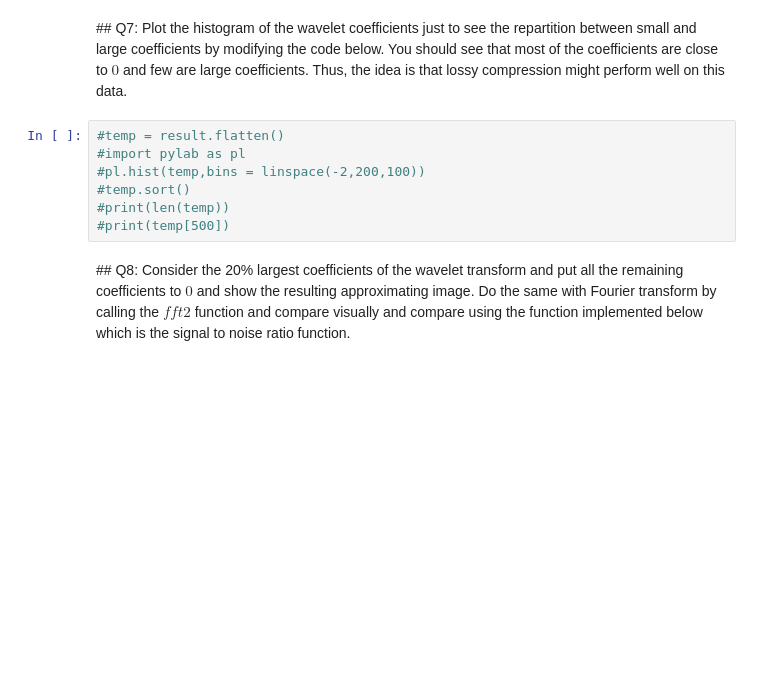
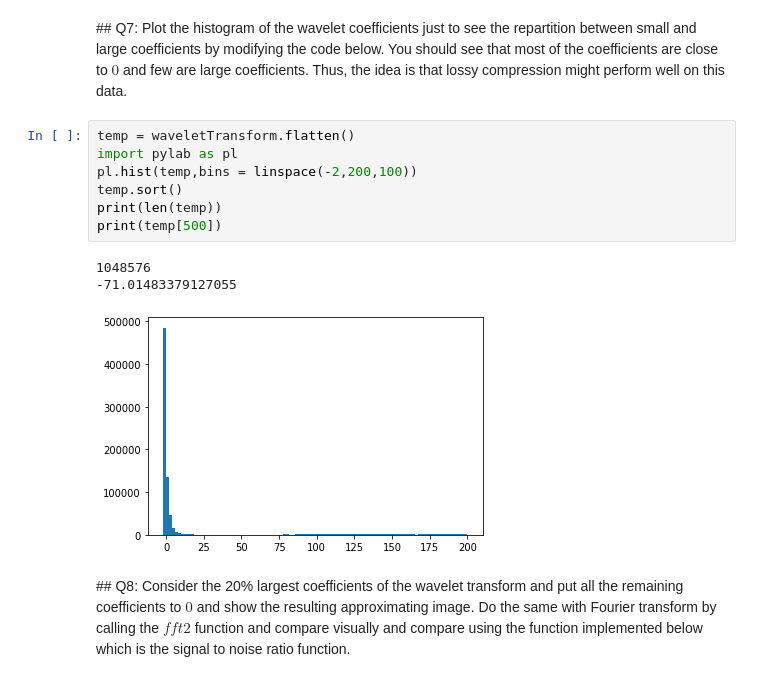
Before and after one commit to IMAC-projects/M2-SIS-signal, a Jupyter notebook: TD/TD5/TD-Wavelets-Exercise.ipynb, the cells around one changed output. Cells and saved outputs as stored; diff of their text form; blank space fills up the shorter version.

```diff
--- a/TD/TD5/TD-Wavelets-Exercise.ipynb
+++ b/TD/TD5/TD-Wavelets-Exercise.ipynb
@@ -309,12 +309,16 @@ plt.imshow(iwv)
 # %% [markdown]
 ## Q7: Plot the histogram of the wavelet coefficients just to see the repartition between small and large coefficients by modifying the code below. You should see that most of the coefficients are close to $0$ and few are large coefficients. Thus, the idea is that lossy compression might perform well on this data.
 # %%
-#temp = result.flatten()
-#import pylab as pl
-#pl.hist(temp,bins = linspace(-2,200,100))
-#temp.sort()
-#print(len(temp))
-#print(temp[500])
+temp = waveletTransform.flatten()
+import pylab as pl
+pl.hist(temp,bins = linspace(-2,200,100))
+temp.sort()
+print(len(temp))
+print(temp[500])
+# %% [output]
+1048576
+-71.01483379127055
+[figure, added]
 # %% [markdown]
 ## Q8: Consider the 20% largest coefficients of the wavelet transform and put all the remaining coefficients to $0$ and show the resulting approximating image. Do the same with Fourier transform by calling the $fft2$ function and compare visually and compare using the function implemented below which is the signal to noise ratio function.
 # %%
```
